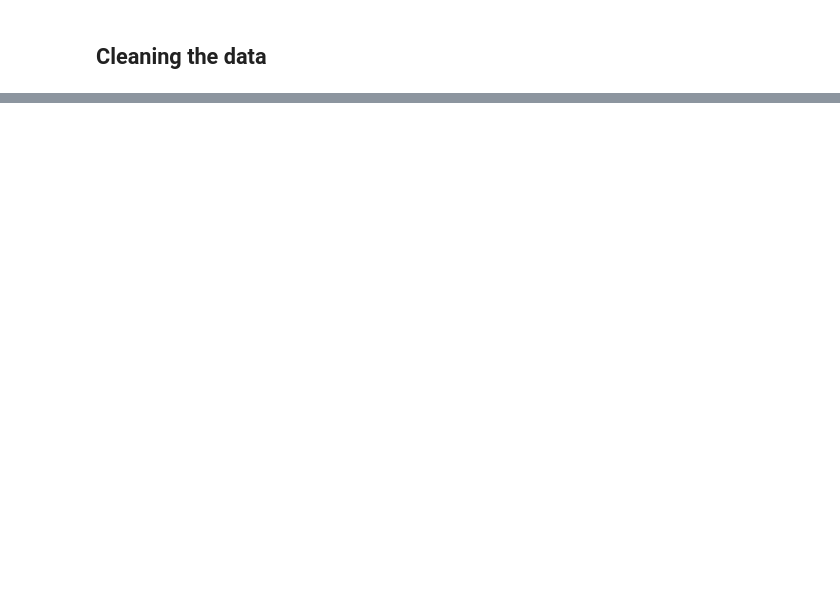
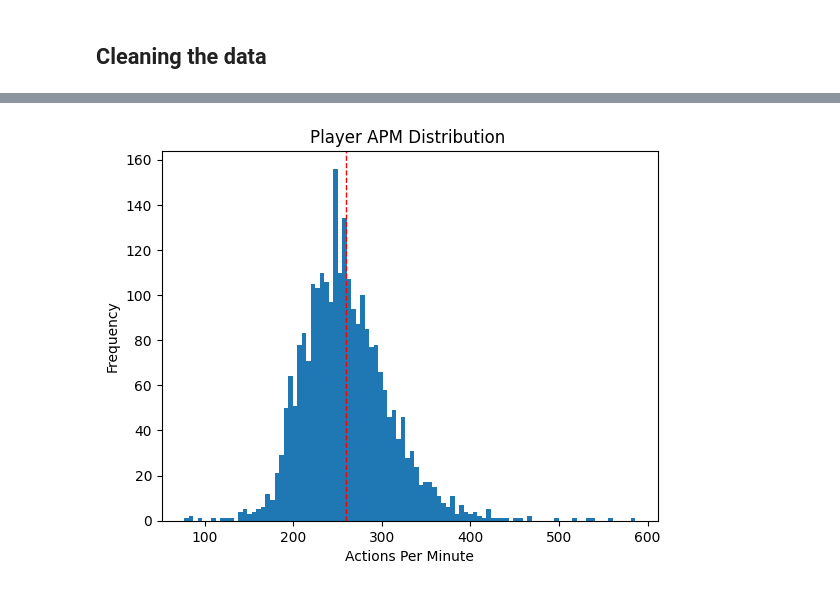
Before and after one commit to LukeLondesbrough/Python-Visualisation-Task, a Jupyter notebook: Sc2_IEM.ipynb, the cells around one changed output, grey strips where cells are left out. Saved outputs shown, nothing was run; the diff lists cells and outputs as text; code cells hidden in the pictures; blank space fills up the shorter version.

```diff
--- a/Sc2_IEM.ipynb
+++ b/Sc2_IEM.ipynb
@@ -45,0 +173,15 @@ iem.drop(columns = "Unnamed: 0", inplace = True)
+# %%
+# Before we do the multi line plot, Lets compare overall apm distribution.
+# Over all APM
+
+plt.hist(iem["AvgAPM"], bins = 100)
+plt.xlabel("Actions Per Minute")
+plt.ylabel("Frequency")
+plt.title("Player APM Distribution ")
+# Lets also plot the mean on it so its easier to infer the distribution
+apm_mean = np.mean(iem["AvgAPM"])
+plt.axvline(apm_mean, color='red', linestyle='dashed', linewidth=1)
+
+plt.show()
+# %% [output]
+[figure, added]
```
Also changed, not shown: parts of 20 cells of this notebook.
